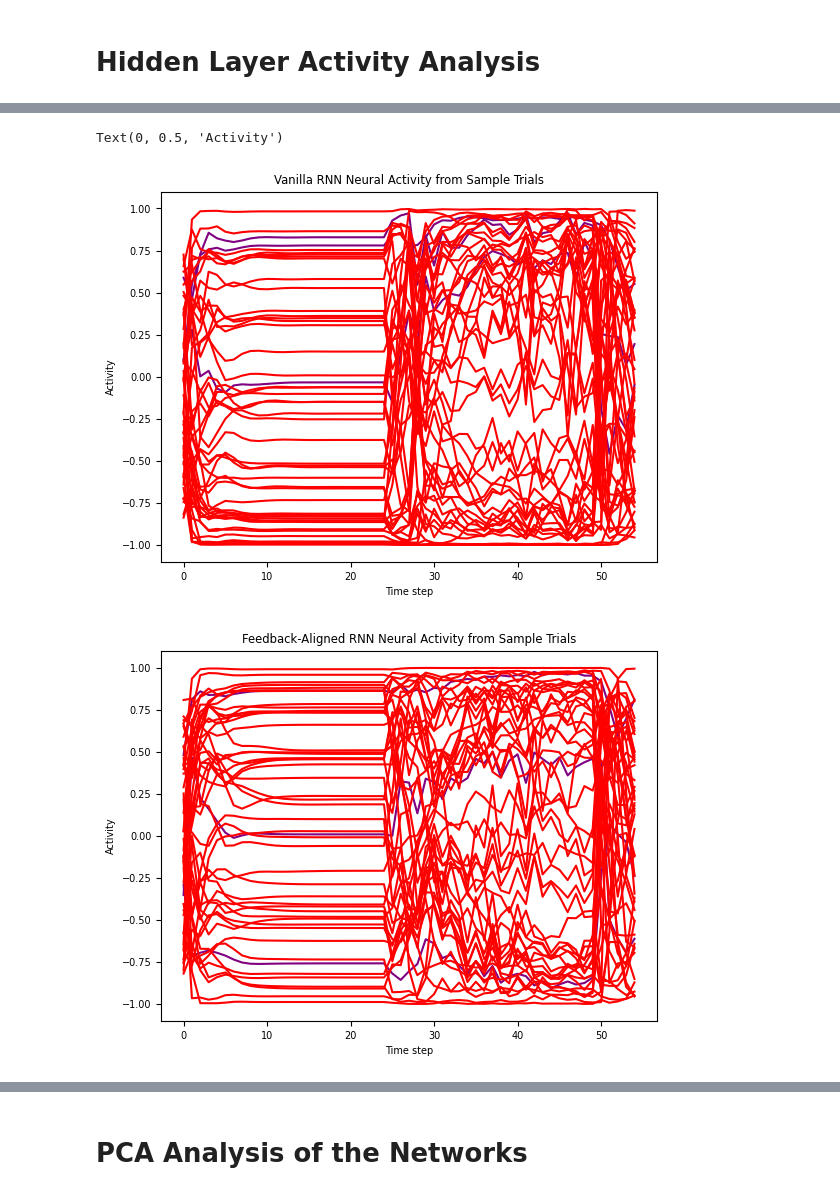
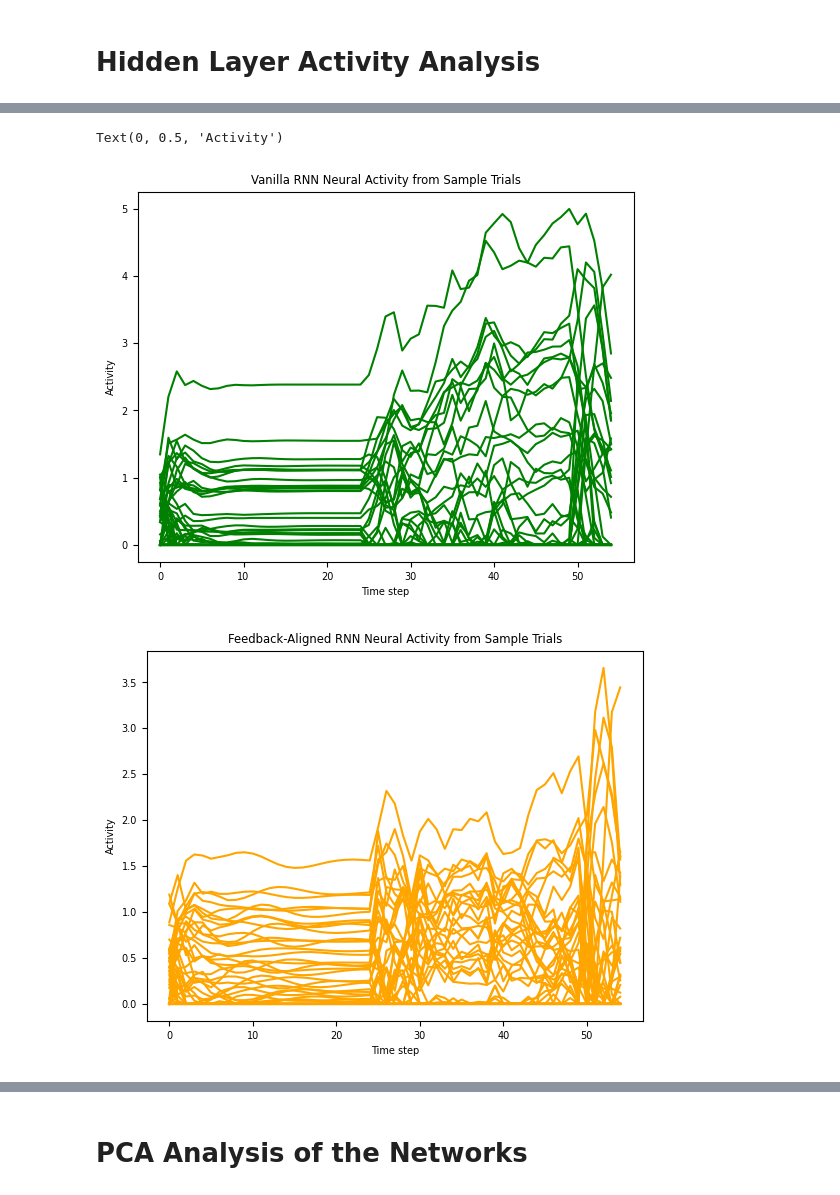
Before and after one commit to maddysshaw/Cognitive_AI_2024, a Jupyter notebook: Coursework2a2b.ipynb, the cells around one changed output, grey strips where cells are left out. Cells and saved outputs as stored; diff of their text form; code cells hidden in the pictures.

```diff
--- a/Coursework2a2b.ipynb
+++ b/Coursework2a2b.ipynb
@@ -62,7 +62,11 @@ class VanillaRNN(nn.Module):
             h_new: tensor of shape (batch, hidden_size),
                 network activity at the next time step
         """
-        h_new = torch.tanh(self.input2h(input) + self.h2h(hidden))
+        # If hidden is a tuple (e.g., in LSTMs), unpack it
+        if isinstance(hidden, tuple):
+            hidden = hidden[0]  # Or hidden[1] depending on your RNN structure
+
+        h_new = torch.relu(self.input2h(input) + self.h2h(hidden))
         return h_new
 
     def forward(self, input, hidden=None):
@@ -140,6 +144,7 @@ class FeedbackAlignedRNN(nn.Module):
         self.input_size = input_size
         self.hidden_size = hidden_size
 
+
         # Define forward weights
         self.input2h = nn.Linear(input_size, hidden_size)
         self.h2h = nn.Linear(hidden_size, hidden_size)
@@ -153,7 +158,10 @@ class FeedbackAlignedRNN(nn.Module):
 
     def recurrence(self, input, hidden):
         """Run network for one time step."""
-        h_new = torch.tanh(self.input2h(input) + self.h2h(hidden))
+        # If hidden is a tuple (e.g., in LSTMs), unpack it
+        if isinstance(hidden, tuple):
+            hidden = hidden[0]  # Or hidden[1] depending on your RNN structure
+        h_new = torch.relu(self.input2h(input) + self.h2h(hidden))
         return h_new
 
     def forward(self, input, hidden=None):
@@ -474,7 +486,7 @@ logging.getLogger('matplotlib.font_manager').setLevel(level=logging.CRITICAL)
 # Instantiate the network
 hidden_size = 50
 net = RNNNet(input_size=input_size, hidden_size=hidden_size,
-          output_size=output_size, dt=env.dt)
+          output_size=output_size, dt=env.dt, sigma_rec=0.15)
 print(net)
 
 # Use Adam optimizer
@@ -543,5 +555,6 @@ Step 5000, Loss 0.0567
 # %%
 # Training loop for FA-RNN
+hidden_size = 50
 fa_net = FARNN(input_size=input_size, hidden_size=hidden_size, output_size=output_size, dt=env.dt, sigma_rec=0.15)
 
 optimizer = optim.Adam(fa_net.parameters(), lr=0.001)
@@ -731,37 +792,35 @@ Average performance of Excitatory-Inhibitory RNN 0.83
 # %%
 # @title Plot neural activity from sample trials
 import logging
 logging.getLogger('matplotlib.font_manager').setLevel(level=logging.CRITICAL)
 
 
 import matplotlib.pyplot as plt
 
 e_size = EI_net.rnn.e_size
-input_size = net.rnn.input_size
-fa_input_size = fa_net.rnn.input_size
+neuron_size = net.rnn.hidden_size
+fa_neuron_size = fa_net.rnn.hidden_size
 trial = 2
 
 plt.figure()
-_ = plt.plot(activity_dict[trial][:, :input_size], color='purple', label='Excitatory')
-_ = plt.plot(activity_dict[trial][:, input_size:], color='red', label='Inhibitory')
+_ = plt.plot(activity_dict[trial][:, :neuron_size], color='green', label='All Neurons')
 plt.title('Vanilla RNN Neural Activity from Sample Trials')
 plt.xlabel('Time step')
 plt.ylabel('Activity')
 
 plt.figure()
-_ = plt.plot(fa_activity_dict[trial][:, :fa_input_size], color='purple', label='Excitatory')
-_ = plt.plot(fa_activity_dict[trial][:, fa_input_size:], color='red', label='Inhibitory')
+_ = plt.plot(fa_activity_dict[trial][:, :fa_neuron_size], color='orange', label='All Neurons')
 plt.title('Feedback-Aligned RNN Neural Activity from Sample Trials')
 plt.xlabel('Time step')
 plt.ylabel('Activity')
 
 plt.figure()
 _ = plt.plot(ei_activity_dict[trial][:, :e_size], color='blue', label='Excitatory')
 _ = plt.plot(ei_activity_dict[trial][:, e_size:], color='red', label='Inhibitory')
 plt.title('Excitatory-Inhibitory RNN Neural Activity from Sample Trials')
 plt.xlabel('Time step')
 plt.ylabel('Activity')
 # %% [output]
 Text(0, 0.5, 'Activity')
-[figure, old version]
+[figure, new version]
-[figure, old version]
+[figure, new version]
```
Also changed, not shown: parts of 23 cells of this notebook.
